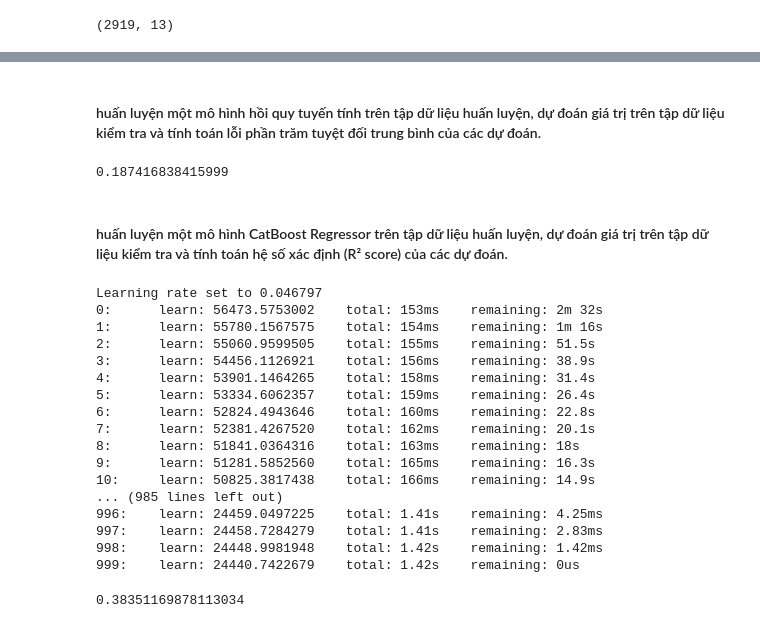
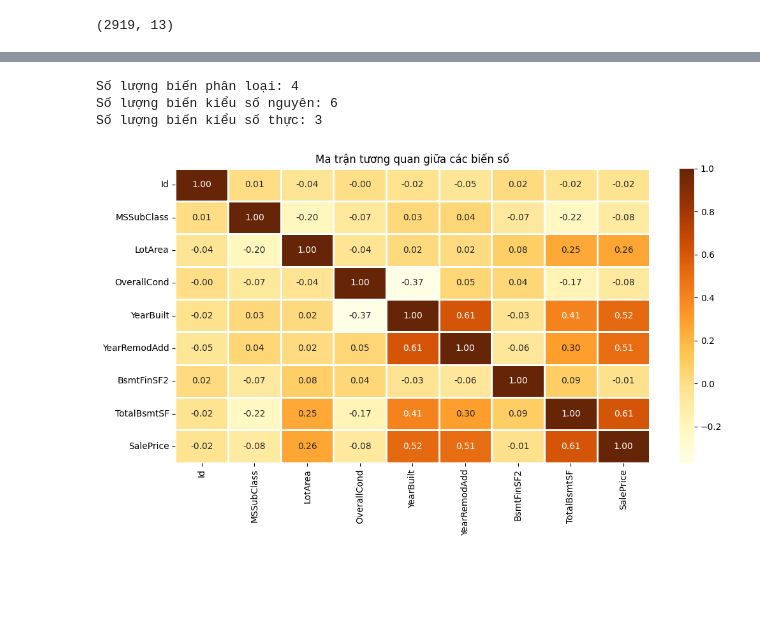
Before and after one commit to TranDaoBaThanh/Du_doan_gia_nha_python, a Jupyter notebook: main.ipynb, the cells around one changed output, grey strips where cells are left out. Cells and saved outputs as stored; diff of their text form; code cells hidden in the pictures; blank space fills up the shorter version.

```diff
--- a/main.ipynb
+++ b/main.ipynb
@@ -95,3 +30,0 @@ dataset.drop(['Id'], axis=1, inplace=True)
-# %%
-dataset['SalePrice'] = dataset['SalePrice'].fillna(
-  dataset['SalePrice'].mean())
@@ -183,46 +31,28 @@ mean_absolute_percentage_error(Y_valid, Y_pred)
-# %% [markdown]
-#### huấn luyện một mô hình hồi quy tuyến tính trên tập dữ liệu huấn luyện, dự đoán giá trị trên tập dữ liệu kiểm tra và tính toán lỗi phần trăm tuyệt đối trung bình của các dự đoán.
-# %%
-from sklearn.linear_model import LinearRegression
-
-model_LR = LinearRegression()
-model_LR.fit(X_train, Y_train)
-Y_pred = model_LR.predict(X_valid)
-
-print(mean_absolute_percentage_error(Y_valid, Y_pred))
-# %% [output]
-0.187416838415999
-# %% [markdown]
-#### huấn luyện một mô hình CatBoost Regressor trên tập dữ liệu huấn luyện, dự đoán giá trị trên tập dữ liệu kiểm tra và tính toán hệ số xác định (R² score) của các dự đoán.
-# %%
-# This code is contributed by @amartajisce
-from catboost import CatBoostRegressor
-from sklearn.metrics import r2_score
-
-cb_model = CatBoostRegressor()
-cb_model.fit(X_train, Y_train)
-preds = cb_model.predict(X_valid)
-
-cb_r2_score=r2_score(Y_valid, preds)
-cb_r2_score
-
-# This code is modified by Susobhan Akhuli
-# %% [output]
-Learning rate set to 0.046797
-0:      learn: 56473.5753002    total: 153ms    remaining: 2m 32s
-1:      learn: 55780.1567575    total: 154ms    remaining: 1m 16s
-2:      learn: 55060.9599505    total: 155ms    remaining: 51.5s
-3:      learn: 54456.1126921    total: 156ms    remaining: 38.9s
-4:      learn: 53901.1464265    total: 158ms    remaining: 31.4s
-5:      learn: 53334.6062357    total: 159ms    remaining: 26.4s
-6:      learn: 52824.4943646    total: 160ms    remaining: 22.8s
-7:      learn: 52381.4267520    total: 162ms    remaining: 20.1s
-8:      learn: 51841.0364316    total: 163ms    remaining: 18s
-9:      learn: 51281.5852560    total: 165ms    remaining: 16.3s
-10:     learn: 50825.3817438    total: 166ms    remaining: 14.9s
-... (985 lines left out)
-996:    learn: 24459.0497225    total: 1.41s    remaining: 4.25ms
-997:    learn: 24458.7284279    total: 1.41s    remaining: 2.83ms
-998:    learn: 24448.9981948    total: 1.42s    remaining: 1.42ms
-999:    learn: 24440.7422679    total: 1.42s    remaining: 0us
-0.38351169878113034
+# %%
+# Phân loại các cột kiểu dữ liệu
+obj = (dataset.dtypes == 'object')
+object_cols = list(obj[obj].index)
+print("Số lượng biến phân loại:", len(object_cols))
+
+int_ = (dataset.dtypes == 'int64')
+num_cols = list(int_[int_].index)
+print("Số lượng biến kiểu số nguyên:", len(num_cols))
+
+fl = (dataset.dtypes == 'float64')
+fl_cols = list(fl[fl].index)
+print("Số lượng biến kiểu số thực:", len(fl_cols))
+# %% [output]
+Số lượng biến phân loại: 4
+Số lượng biến kiểu số nguyên: 6
+Số lượng biến kiểu số thực: 3
+# %%
+# Chọn các biến số để phân tích tương quan
+numerical_dataset = dataset.select_dtypes(include=['number'])
+
+# Vẽ biểu đồ ma trận tương quan
+plt.figure(figsize=(12, 6))
+sns.heatmap(numerical_dataset.corr(), cmap='YlOrBr', fmt='.2f', linewidths=2, annot=True)
+plt.title('Ma trận tương quan giữa các biến số')
+plt.show()
+# %% [output]
+[figure, added]
```
Also changed, not shown: parts of 48 cells of this notebook, 2 other files.
